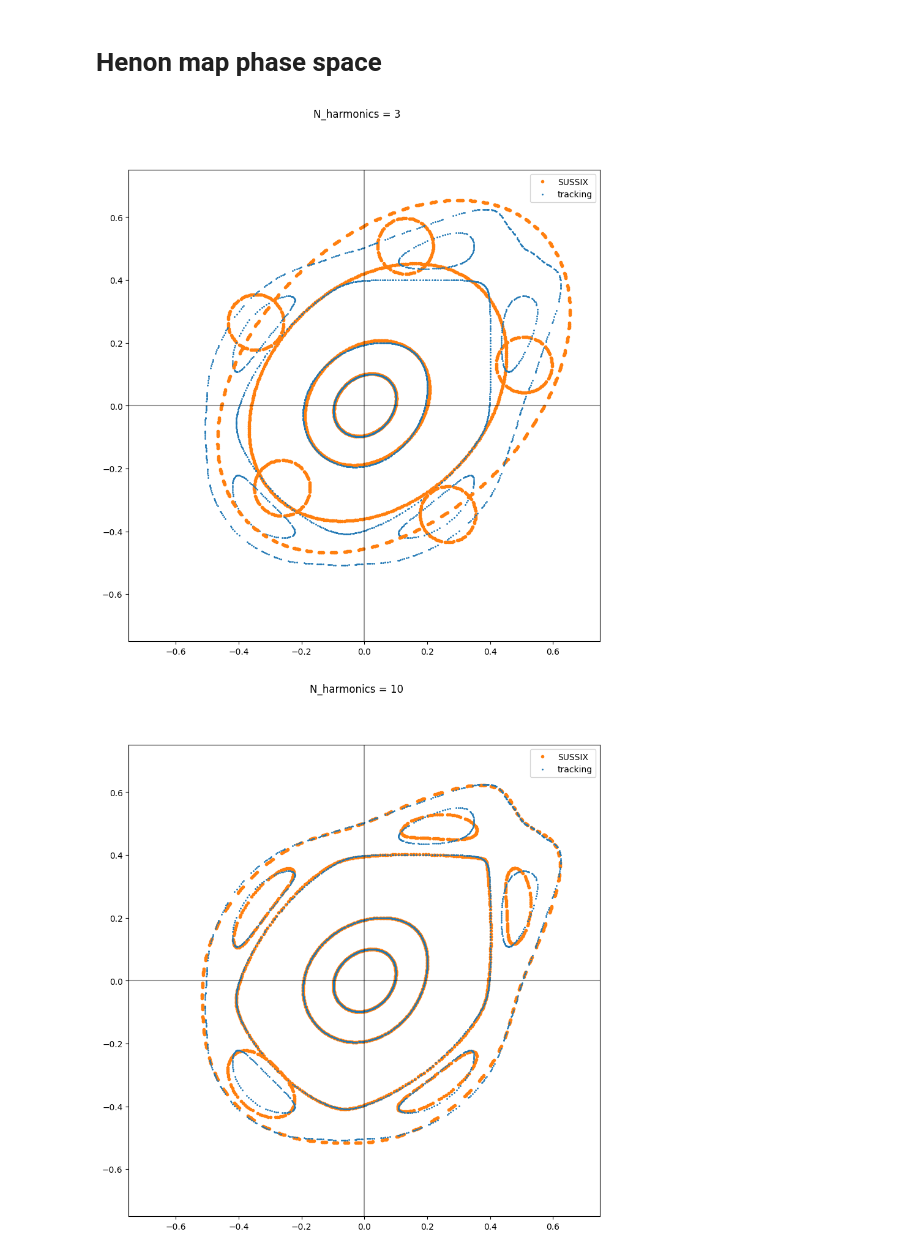
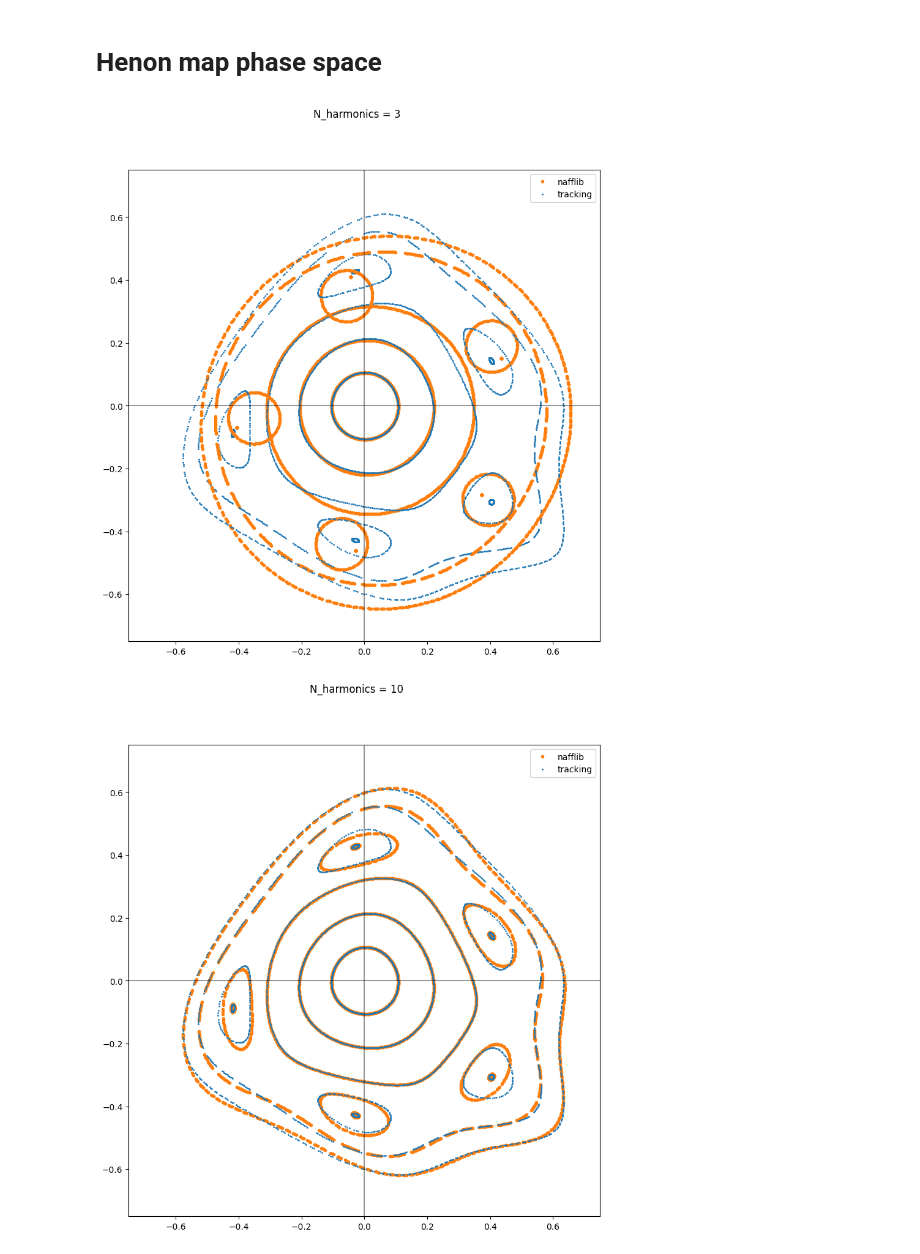
Before and after one commit to xsuite/sussix, a Jupyter notebook: examples/phase_space_phasors.ipynb, the cells around one changed output. Cells and saved outputs as stored; diff of their text form; code cells hidden in the pictures.

Commit message:
changed henon_map and got rid of jklm notation in linear_combi

```diff
--- a/examples/phase_space_phasors.ipynb
+++ b/examples/phase_space_phasors.ipynb
@@ -12,54 +12,52 @@ import sussix
 # Henon map
 #=========================
 
-def henon(x,px,n_turns):
-    a = 0.4
-    b = 0.7
-    c = 1
+def henon(x,px,Q,n_turns):
+    z_vec = np.nan*np.ones(n_turns) + 1j*np.nan*np.ones(n_turns)
+    z_vec[0] = x - 1j*px
+    for ii in range(n_turns-1):
+        _z = z_vec[ii]
 
-    q_vec,p_vec = np.nan*np.ones(n_turns),np.nan*np.ones(n_turns)
-    q_vec[0],p_vec[0] = x,px
-    for ii in range(n_turns-1):
-        _x,_px = q_vec[ii],p_vec[ii]
-        q_vec[ii+1] =  _px
-        p_vec[ii+1] =  -_x +a*_px + b*_px**2 + c*_px**3
 
-    return q_vec,p_vec
+        z_vec[ii+1] =  np.exp(2*np.pi*1j* Q ) * (_z-1j/4 * (_z + np.conjugate(_z))**2)
+    return np.real(z_vec),-np.imag(z_vec)
 
 #==========================
 # %%
-turns = int(1e5)
+Q_h   = 0.2064898024701758
+turns = int(1e4)
 N     = np.arange(0,turns)
-x_points = np.array([0.1,0.2,0.4,0.45,0.555])#np.linspace(0,1,30)
-px_points = 0.25*x_points#0.25*np.linspace(0,1,30)
+
+x_points = np.array([0.1,0.2,0.3,0.4,0.41,0.45,0.51,0.555])
+px_points = 0.35*x_points
 
 for n_harm in [3,10,50,100]:
     plt.figure(figsize=(10,10))
     plt.suptitle('N_harmonics = {}'.format(n_harm))
     for part_x,part_px in zip(x_points,px_points):
-        x,px =  henon(part_x,part_px,turns)
-        results = sussix.get_spectrum( x ,px, number_of_harmonics = n_harm,Hann_order=1)
+        x,px =  henon(part_x,part_px,Q_h,turns)
+        results = sussix.harmonics( x ,px,num_harmonics = n_harm,window_order=4,to_pandas=True)
         A,Q         = results.amplitude,results.frequency
-        x_r,px_r    = sussix.analysis.generate_signal(  results.amplitude,
+        x_r,px_r    = sussix.generate_signal(  results.amplitude,
                                                         results.frequency,
                                                         N)
 
 
         show_turn = 500
 
         plt.plot(x_r[:show_turn],px_r[:show_turn],'.',color='C1')
         plt.plot(x[:show_turn],px[:show_turn],'.',color='C0',ms=2)
 
 
-    plt.plot(np.nan,np.nan,'.',color='C1',label='SUSSIX')
+    plt.plot(np.nan,np.nan,'.',color='C1',label='nafflib')
     plt.plot(np.nan,np.nan,'.',color='C0',ms=2,label='tracking')
 
     plt.axhline(0,color='k',alpha=0.4)
     plt.axvline(0,color='k',alpha=0.4)
     plt.axis('square');
     plt.xlim([-0.75,0.75])
     plt.ylim([-0.75,0.75])
     plt.legend()
 # %% [output]
-[figure, old version]
+[figure, new version]
-[figure, old version]
+[figure, new version]
```
Also changed, not shown: parts of 3 cells of this notebook, 9 other files.
